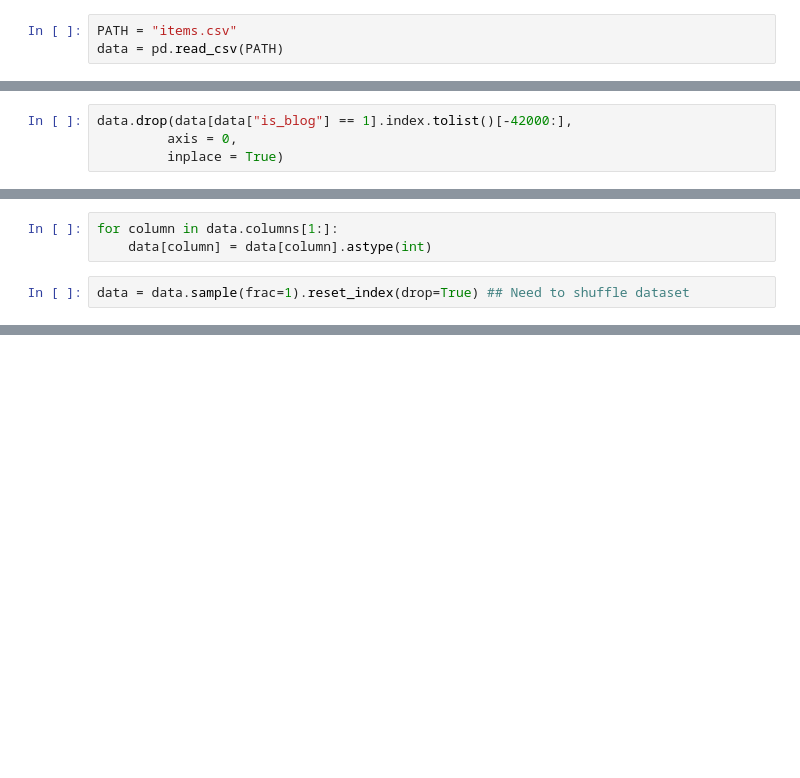
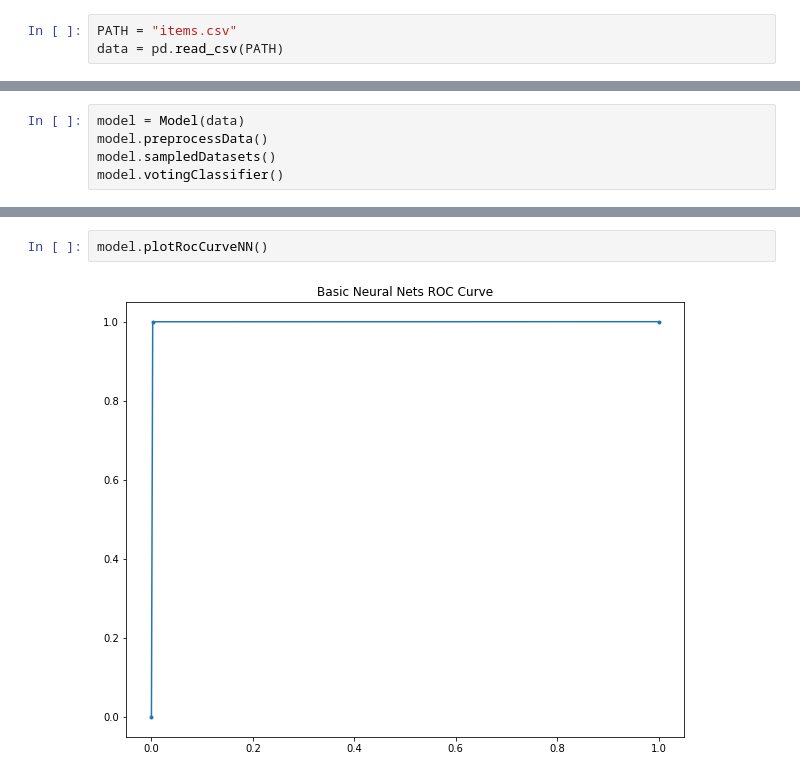
Before and after one commit to haliliceylan/ceng3548-final, a Jupyter notebook: predictive model/undersamplingEnsemble.ipynb, the cells around one changed output, grey strips where cells are left out. Saved outputs shown, nothing was run; the diff lists cells and outputs as text; blank space fills up the shorter version.

```diff
--- a/predictive model/undersamplingEnsemble.ipynb
+++ b/predictive model/undersamplingEnsemble.ipynb
@@ -48,4 +15,0 @@ data["is_blog"].value_counts()
-# %%
-data.drop(data[data["is_blog"] == 1].index.tolist()[-42000:],
-         axis = 0,
-         inplace = True)
@@ -89,5 +15,0 @@ data.dtypes
-# %%
-for column in data.columns[1:]:
-    data[column] = data[column].astype(int)
-# %%
-data = data.sample(frac=1).reset_index(drop=True) ## Need to shuffle dataset
@@ -229,0 +80,5 @@ getClassAccuracies(predictionData)
+# %%
+model = Model(data)
+model.preprocessData()
+model.sampledDatasets()
+model.votingClassifier()
@@ -229,0 +102,4 @@ getClassAccuracies(predictionData)
+# %%
+model.plotRocCurveNN()
+# %% [output]
+[figure, added]
```
Also changed, not shown: parts of 37 cells of this notebook, 1 other file.
